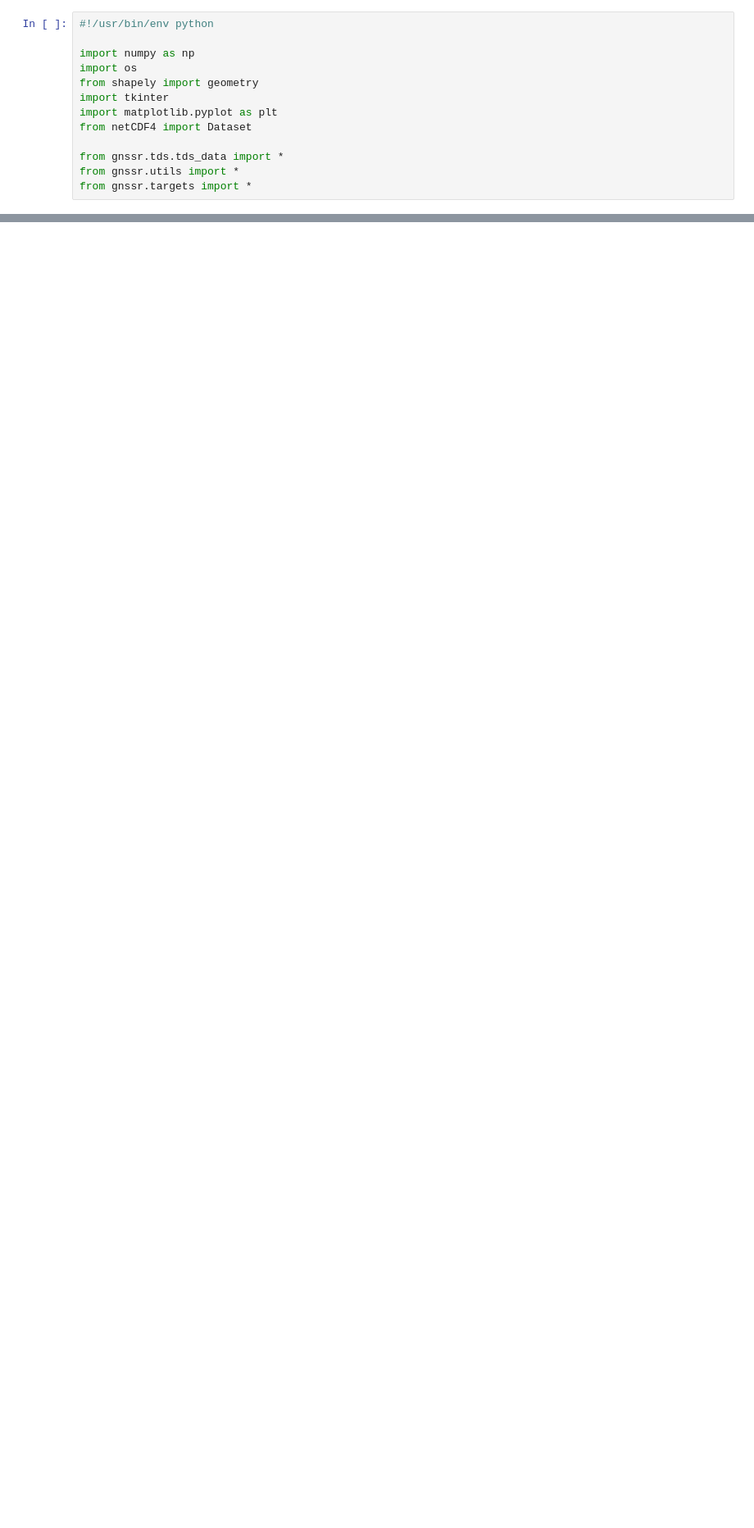
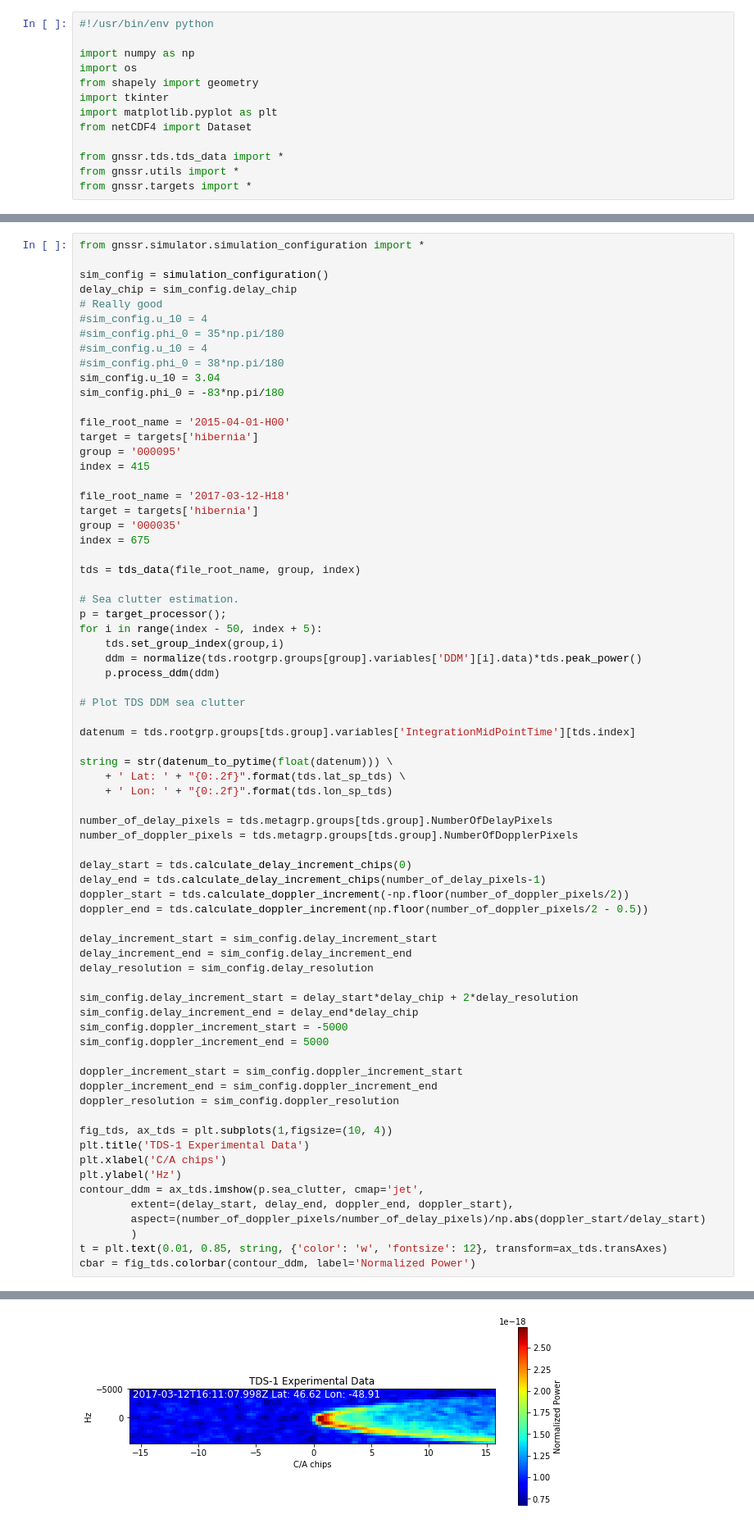
Before and after one commit to blasco/GNSS-R-DDM-Simulator, a Jupyter notebook: src/gnssr/tds/Untitled.ipynb, the cells around one changed output, grey strips where cells are left out. Shown at 82% size. Drawn from its saved outputs; the diff is of its cells as text; blank space fills up the shorter version.

```diff
--- a/src/gnssr/tds/Untitled.ipynb
+++ b/src/gnssr/tds/Untitled.ipynb
@@ -163,0 +368,72 @@ array(15.91440582)
+# %%
+from gnssr.simulator.simulation_configuration import *
+
+sim_config = simulation_configuration()
+delay_chip = sim_config.delay_chip
+# Really good
+#sim_config.u_10 = 4
+#sim_config.phi_0 = 35*np.pi/180
+#sim_config.u_10 = 4
+#sim_config.phi_0 = 38*np.pi/180
+sim_config.u_10 = 3.04
+sim_config.phi_0 = -83*np.pi/180
+
+file_root_name = '2015-04-01-H00'
+target = targets['hibernia']
+group = '000095'
+index = 415
+
+file_root_name = '2017-03-12-H18'
+target = targets['hibernia']
+group = '000035'
+index = 675
+
+tds = tds_data(file_root_name, group, index)
+
+# Sea clutter estimation.
+p = target_processor();
+for i in range(index - 50, index + 5):
+    tds.set_group_index(group,i)
+    ddm = normalize(tds.rootgrp.groups[group].variables['DDM'][i].data)*tds.peak_power()
+    p.process_ddm(ddm)
+
+# Plot TDS DDM sea clutter
+
+datenum = tds.rootgrp.groups[tds.group].variables['IntegrationMidPointTime'][tds.index]
+
+string = str(datenum_to_pytime(float(datenum))) \
+    + ' Lat: ' + "{0:.2f}".format(tds.lat_sp_tds) \
+    + ' Lon: ' + "{0:.2f}".format(tds.lon_sp_tds)
+
+number_of_delay_pixels = tds.metagrp.groups[tds.group].NumberOfDelayPixels
+number_of_doppler_pixels = tds.metagrp.groups[tds.group].NumberOfDopplerPixels
+
+delay_start = tds.calculate_delay_increment_chips(0)
+delay_end = tds.calculate_delay_increment_chips(number_of_delay_pixels-1)
+doppler_start = tds.calculate_doppler_increment(-np.floor(number_of_doppler_pixels/2))
+doppler_end = tds.calculate_doppler_increment(np.floor(number_of_doppler_pixels/2 - 0.5))
+
+delay_increment_start = sim_config.delay_increment_start
+delay_increment_end = sim_config.delay_increment_end
+delay_resolution = sim_config.delay_resolution
+
+sim_config.delay_increment_start = delay_start*delay_chip + 2*delay_resolution
+sim_config.delay_increment_end = delay_end*delay_chip
+sim_config.doppler_increment_start = -5000
+sim_config.doppler_increment_end = 5000
+
+doppler_increment_start = sim_config.doppler_increment_start
+doppler_increment_end = sim_config.doppler_increment_end
+doppler_resolution = sim_config.doppler_resolution
+
+fig_tds, ax_tds = plt.subplots(1,figsize=(10, 4))
+plt.title('TDS-1 Experimental Data')
+plt.xlabel('C/A chips')
+plt.ylabel('Hz')
+contour_ddm = ax_tds.imshow(p.sea_clutter, cmap='jet',
+        extent=(delay_start, delay_end, doppler_end, doppler_start),
+        aspect=(number_of_doppler_pixels/number_of_delay_pixels)/np.abs(doppler_start/delay_start)
+        )
+t = plt.text(0.01, 0.85, string, {'color': 'w', 'fontsize': 12}, transform=ax_tds.transAxes)
+cbar = fig_tds.colorbar(contour_ddm, label='Normalized Power')
+# %% [output]
@@ -163,0 +457 @@ array(15.91440582)
+[figure, added]
```
Also changed, not shown: parts of 14 cells of this notebook, 16 other files.
